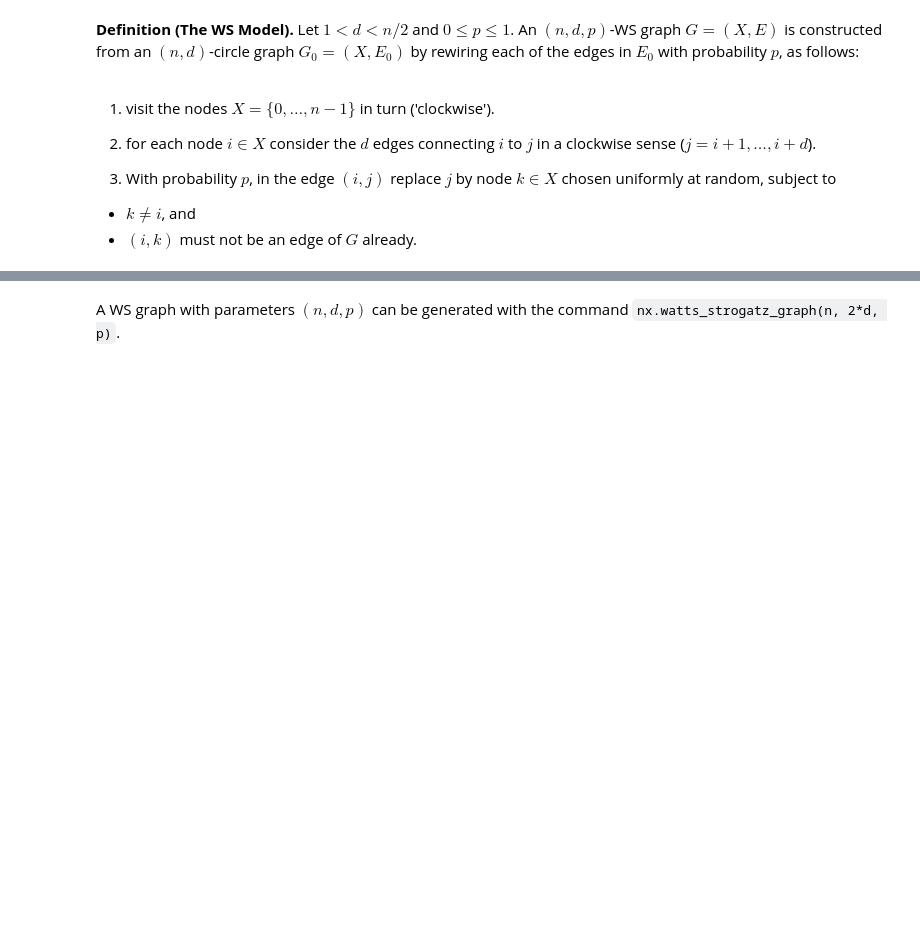
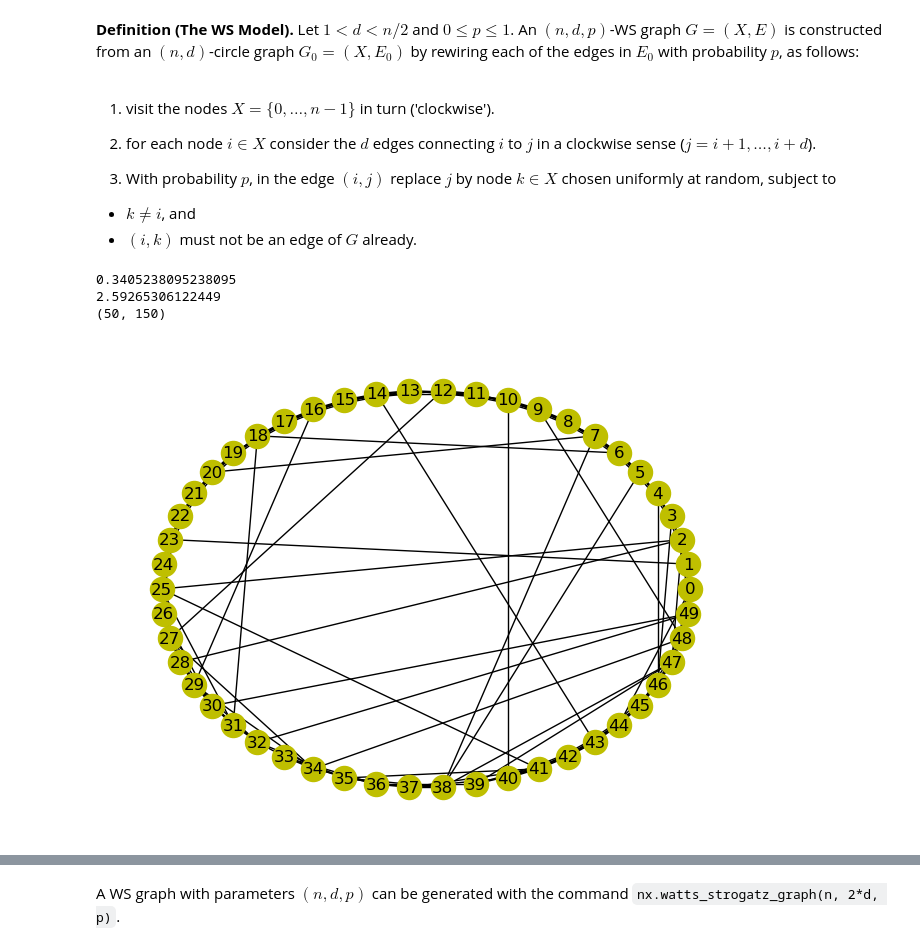
Before and after one commit to anton-baykalov/networks, a Jupyter notebook: 2324-L19-Nx.ipynb, the cells around one changed output, grey strips where cells are left out. Saved outputs shown, nothing was run; the diff lists cells and outputs as text; code cells hidden in the pictures; blank space fills up the shorter version.

```diff
--- a/2324-L19-Nx.ipynb
+++ b/2324-L19-Nx.ipynb
@@ -131,12 +154,17 @@ def ws_graph(n, d, p):
                     G.add_edge(v, w)
     return G
 # %%
-n, d = 21, 3
+n, d = 50, 3
 G = ws_graph(n, d, 0.2)
 nx.draw_circular(G, **opts)
 print(nx.average_clustering(G))
 print(nx.average_shortest_path_length(G))
 print((G.order(), G.size()))
+# %% [output]
+0.3405238095238095
+2.59265306122449
+(50, 150)
+[figure, added]
 # %%
 G = ws_graph(n, d, 0.2)
 nx.draw_circular(G, **opts)
```
Also changed, not shown: parts of 14 cells of this notebook, 2 other files.
